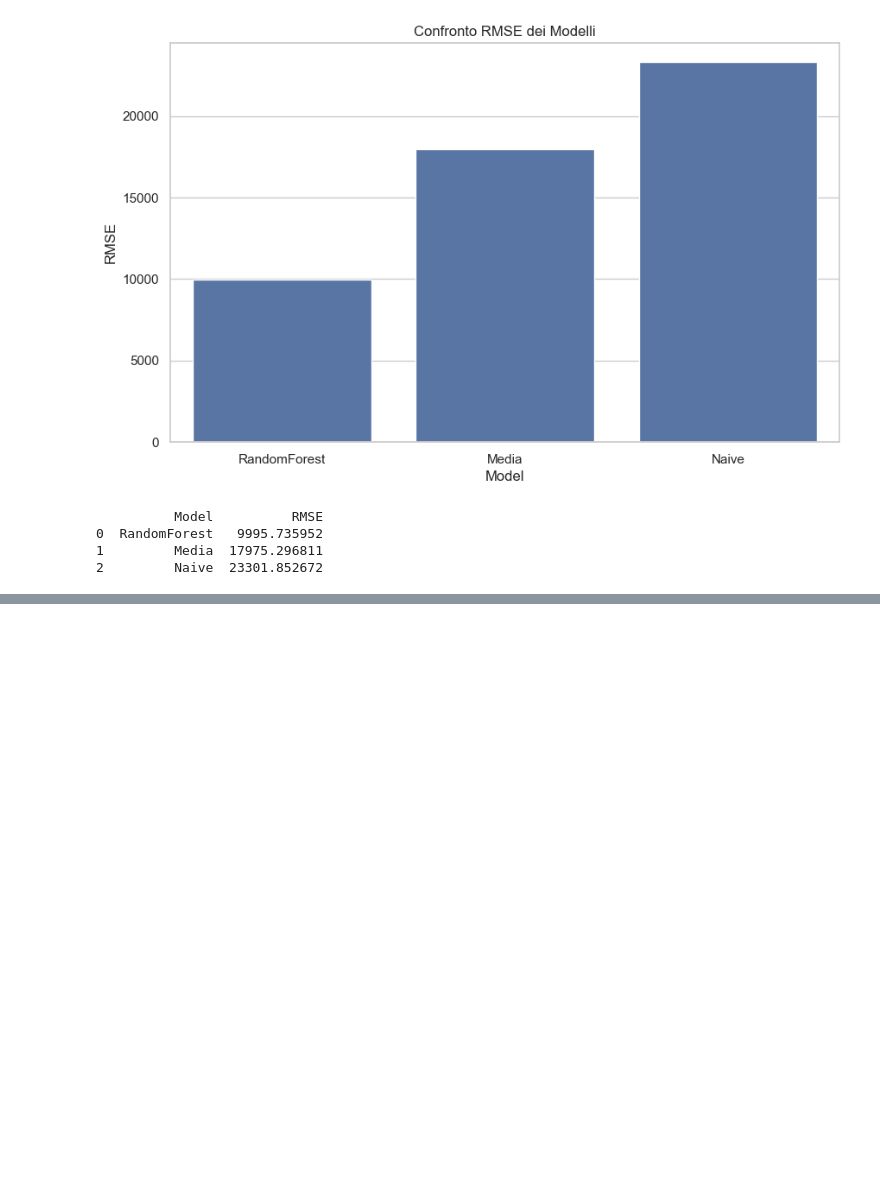
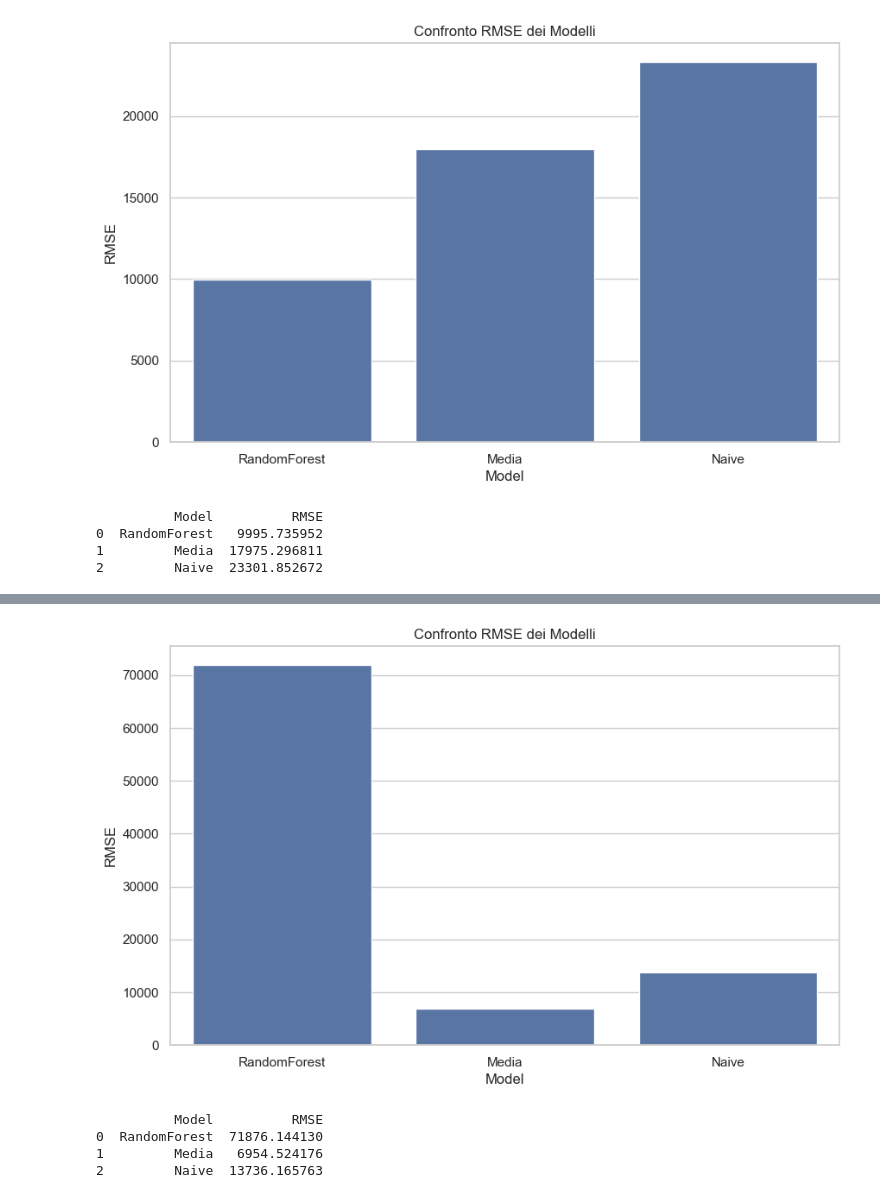
Before and after one commit to alessandrobrunoh/Progetto-Big-Data, a Jupyter notebook: notebook.ipynb, the cells around one changed output, grey strips where cells are left out. Cells and saved outputs as stored; diff of their text form; code cells hidden in the pictures; blank space fills up the shorter version.

```diff
--- a/notebook.ipynb
+++ b/notebook.ipynb
@@ -902,0 +915,14 @@ Lavori futuri: Suggerisci possibili sviluppi futuri del tuo lavoro. Ci sono espe
+# %%
+benchmark_data = pd.DataFrame({
+    'Model': ['RandomForest', 'Media', 'Naive'],
+    'RMSE': [rmse, rmse_media, rmse_naive]
+})
+
+plot_benchmark_comparison(benchmark_data)
+print(benchmark_data)
+# %% [output]
+[figure, added]
+          Model          RMSE
+0  RandomForest  71876.144130
+1         Media   6954.524176
+2         Naive  13736.165763
```
Also changed, not shown: parts of 17 cells of this notebook.
